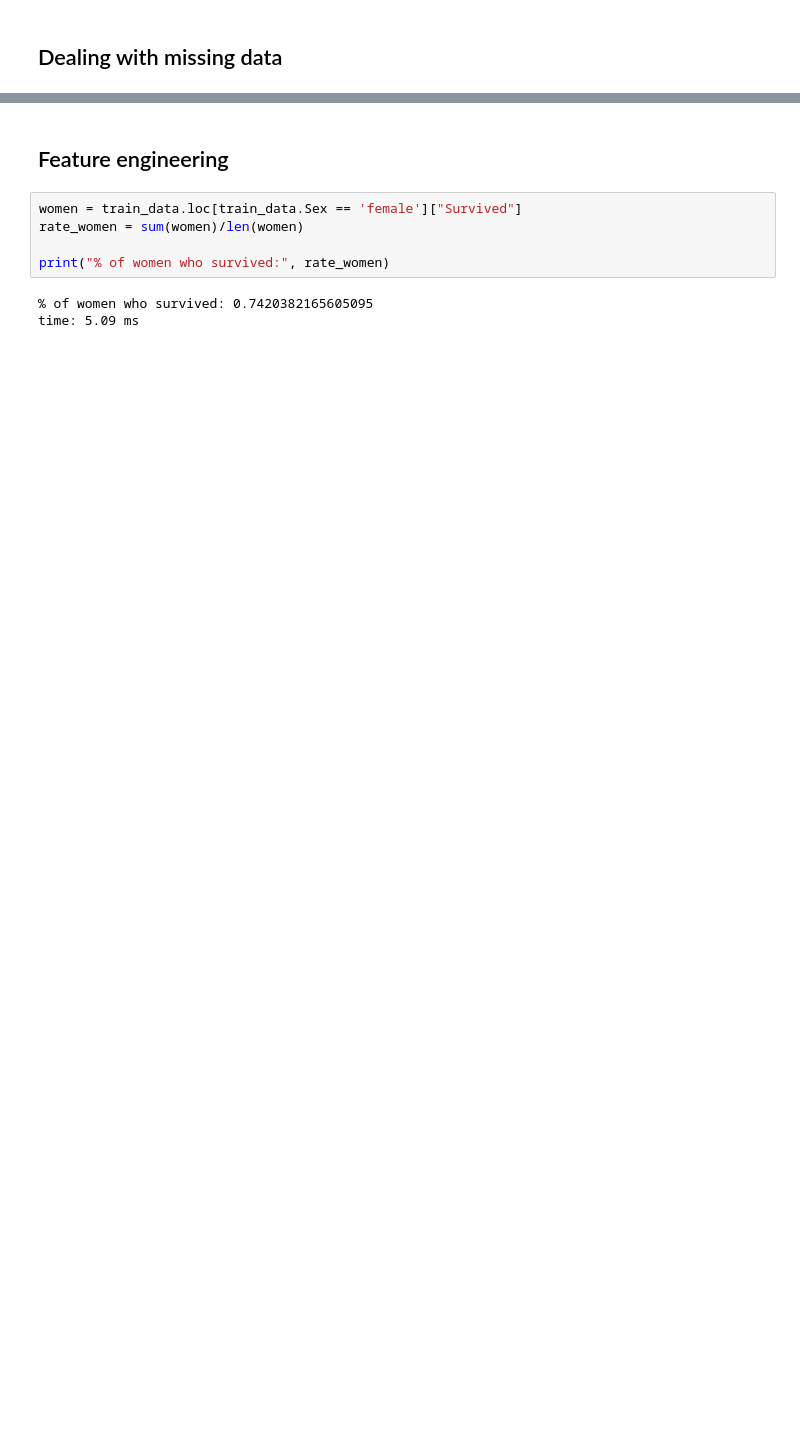
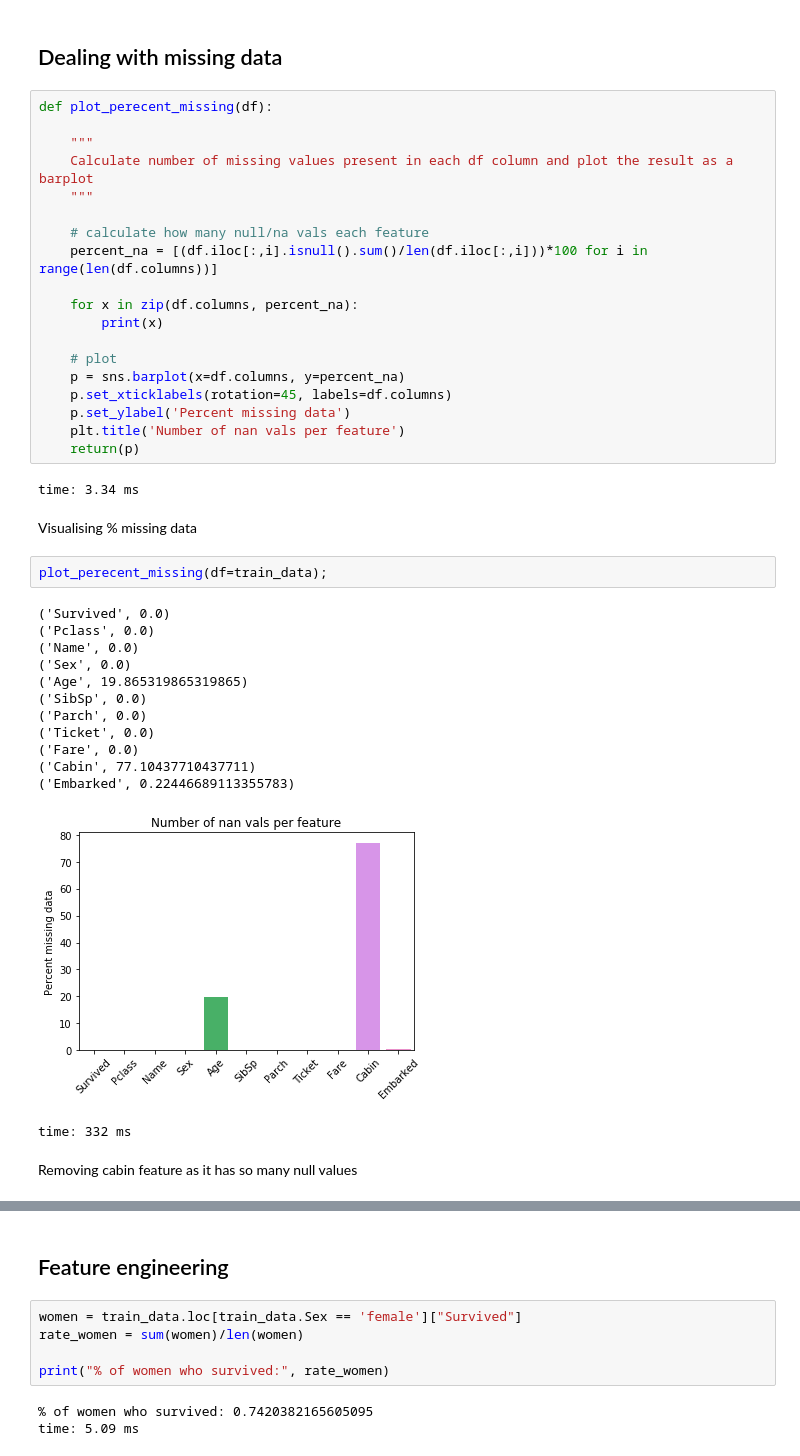
Before and after one commit to ainefairbrother/kaggle_titanic_survival, a Jupyter notebook: kaggle_titanic_workflow.ipynb, the cells around one changed output, grey strips where cells are left out. Cells and saved outputs as stored; diff of their text form; blank space fills up the shorter version.

```diff
--- a/kaggle_titanic_workflow.ipynb
+++ b/kaggle_titanic_workflow.ipynb
@@ -95,2 +95,43 @@ time: 25 ms
 # %% [markdown]
 ## Dealing with missing data
+# %%
+def plot_perecent_missing(df):
+
+    """
+    Calculate number of missing values present in each df column and plot the result as a barplot
+    """
+
+    # calculate how many null/na vals each feature
+    percent_na = [(df.iloc[:,i].isnull().sum()/len(df.iloc[:,i]))*100 for i in range(len(df.columns))]
+
+    for x in zip(df.columns, percent_na):
+        print(x)
+
+    # plot
+    p = sns.barplot(x=df.columns, y=percent_na)
+    p.set_xticklabels(rotation=45, labels=df.columns)
+    p.set_ylabel('Percent missing data')
+    plt.title('Number of nan vals per feature')
+    return(p)
+# %% [output]
+time: 3.34 ms
+# %% [markdown]
+Visualising % missing data
+# %%
+plot_perecent_missing(df=train_data);
+# %% [output]
+('Survived', 0.0)
+('Pclass', 0.0)
+('Name', 0.0)
+('Sex', 0.0)
+('Age', 19.865319865319865)
+('SibSp', 0.0)
+('Parch', 0.0)
+('Ticket', 0.0)
+('Fare', 0.0)
+('Cabin', 77.10437710437711)
+('Embarked', 0.22446689113355783)
+[figure, added]
+time: 332 ms
+# %% [markdown]
+Removing cabin feature as it has so many null values
```
Also changed, not shown: parts of 14 cells of this notebook.
